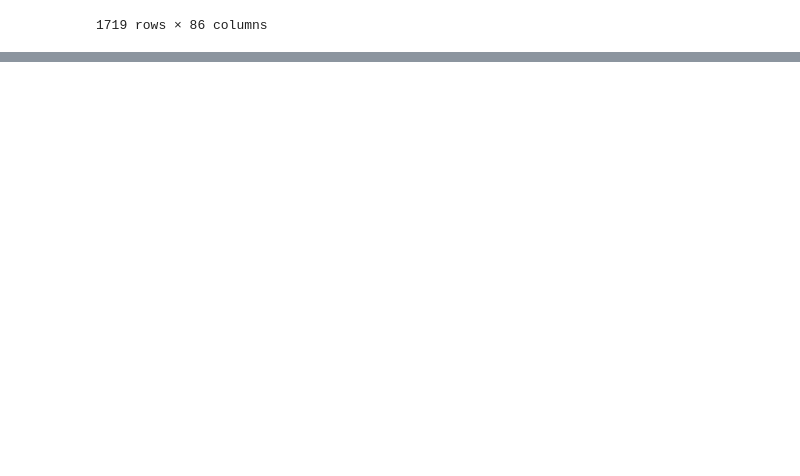
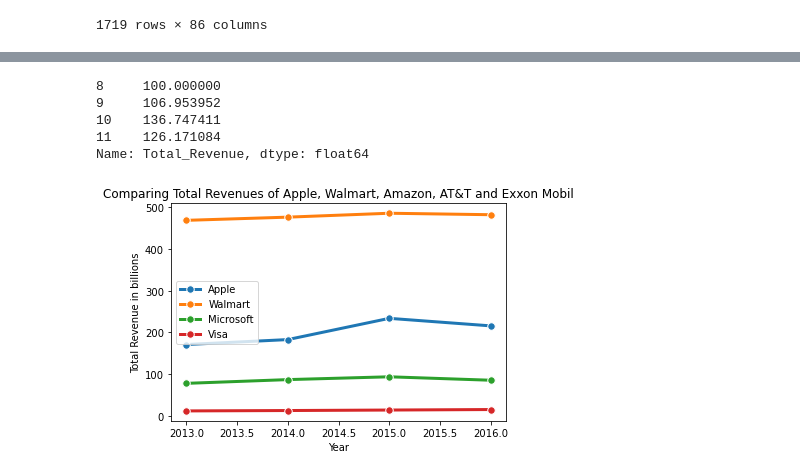
Before and after one commit to alishalbayev/NYSE, a Jupyter notebook: Ali_Shalbayev_NYSE.ipynb, the cells around one changed output, grey strips where cells are left out. Cells and saved outputs as stored; diff of their text form; code cells hidden in the pictures; blank space fills up the shorter version.

```diff
--- a/Ali_Shalbayev_NYSE.ipynb
+++ b/Ali_Shalbayev_NYSE.ipynb
@@ -430,0 +430,2 @@ df3
+# %%
+apple = df[df.Ticker_Symbol == 'AAPL']
@@ -430,0 +441,2 @@ df3
+# %%
+walmart = df[df.Ticker_Symbol == 'WMT']
@@ -430,0 +452,2 @@ df3
+# %%
+visa = df[df.Ticker_Symbol == 'V']
@@ -430,0 +463,2 @@ df3
+# %%
+microsoft = df[df.Ticker_Symbol == 'MSFT']
@@ -430,0 +474,23 @@ df3
+# %%
+apple.Total_Revenue / apple.Total_Revenue.iloc[0] * 100
+# %% [output]
+8     100.000000
+9     106.953952
+10    136.747411
+11    126.171084
+Name: Total_Revenue, dtype: float64
+# %%
+plt.plot(apple.For_Year, apple.Total_Revenue/10**9, linewidth=3, marker='.', markersize=15, markeredgecolor='white')
+plt.plot(walmart.For_Year, walmart.Total_Revenue/10**9, linewidth=3, marker='.', markersize=15,  markeredgecolor='white')
+plt.plot(microsoft.For_Year, microsoft.Total_Revenue/10**9, linewidth=3, marker='.', markersize=15,  markeredgecolor='white')
+plt.plot(visa.For_Year, visa.Total_Revenue/10**9, linewidth=3, marker='.', markersize=15,  markeredgecolor='white')
+from pylab import rcParams
+rcParams['figure.figsize'] = 10, 10
+
+plt.title('Comparing Total Revenues of Apple, Walmart, Amazon, AT&T and Exxon Mobil')
+plt.legend(['Apple', 'Walmart', 'Microsoft', 'Visa'])
+plt.xlabel('Year')
+plt.ylabel('Total Revenue in billions')
+plt.show()
+# %% [output]
+[figure, added]
```
Also changed, not shown: parts of 23 cells of this notebook.
